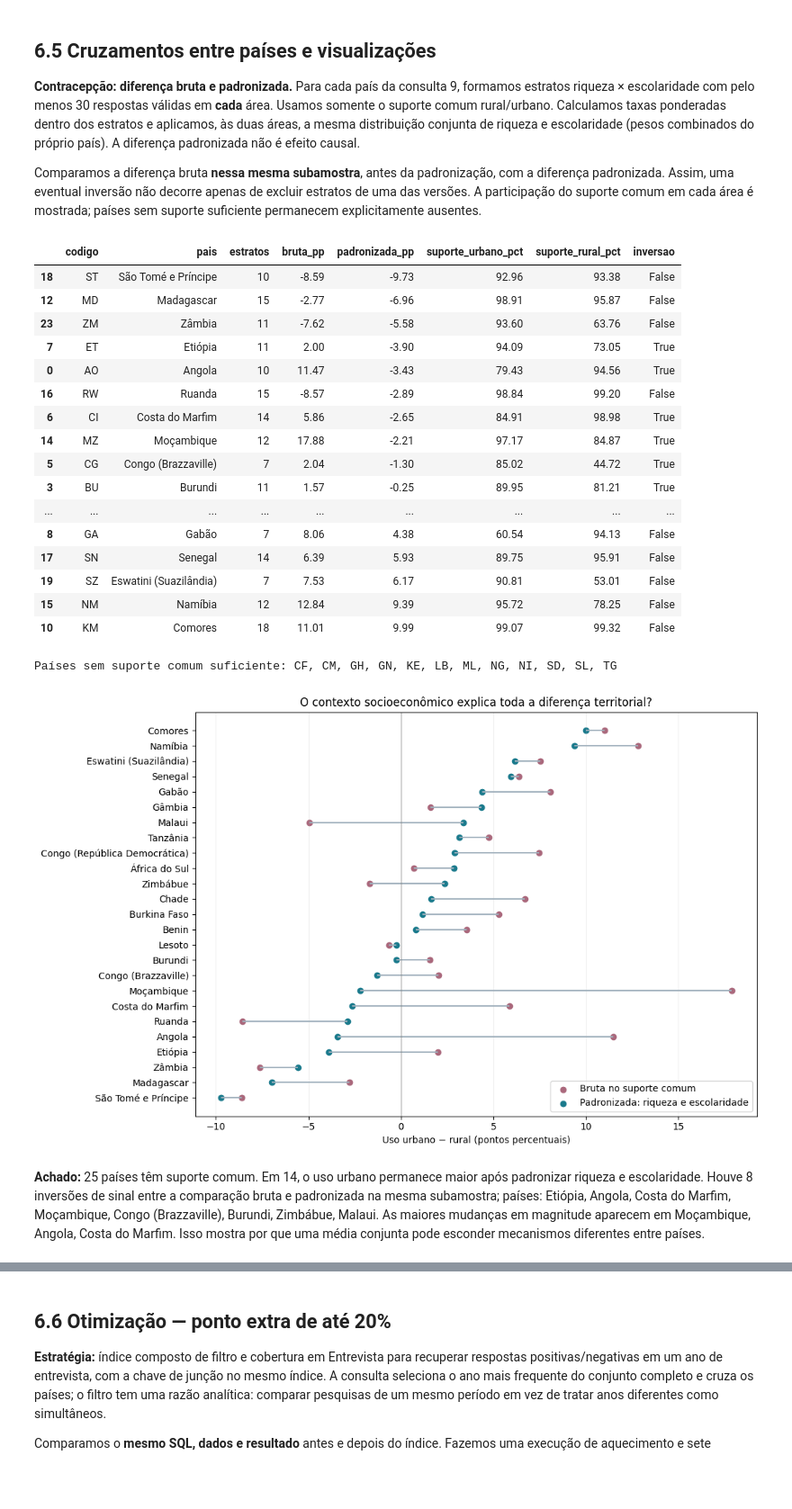
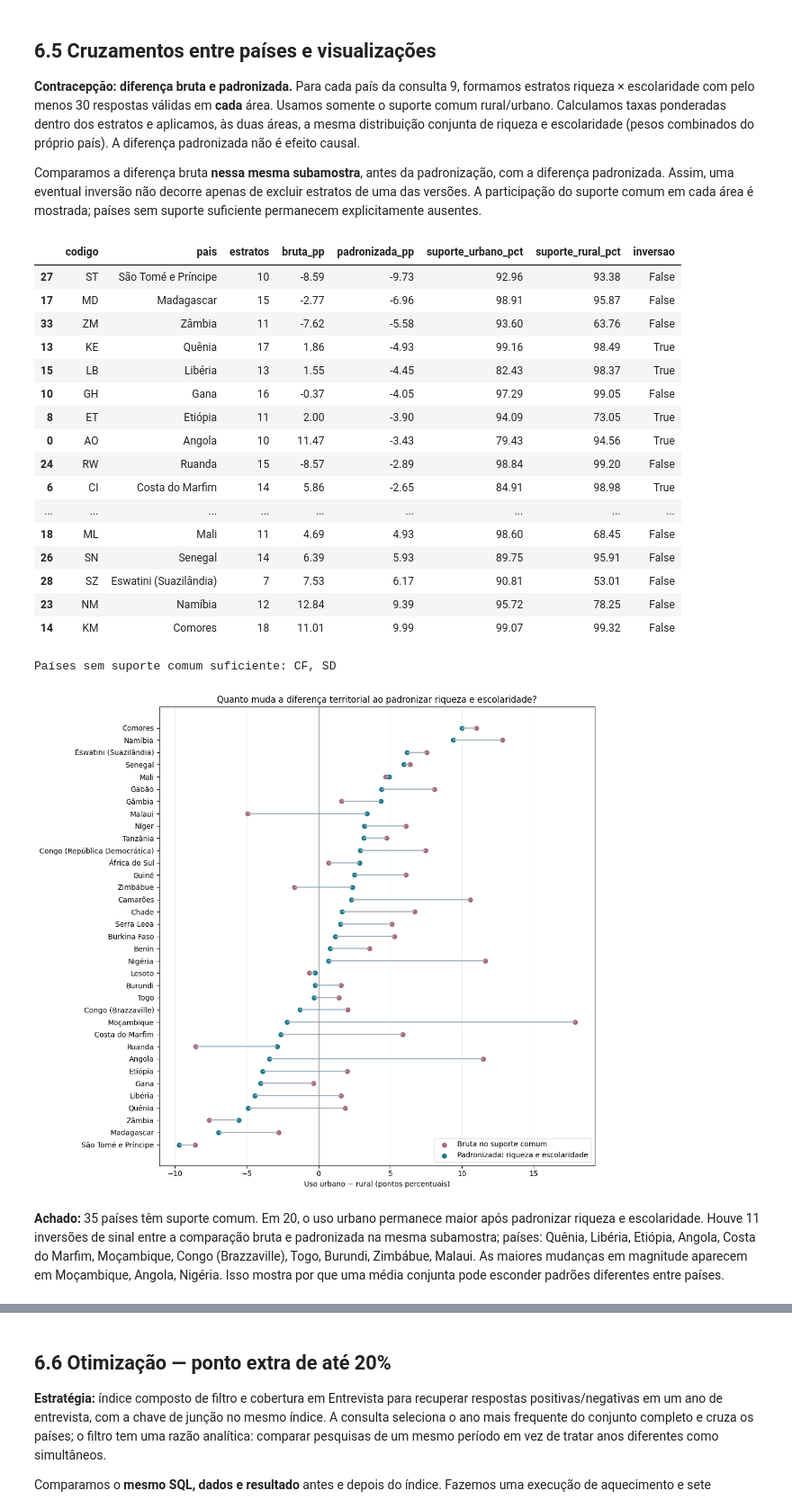
Before and after one commit to limag-henrique/subsaharanAfrica-womenData, a Jupyter notebook: tp_template.ipynb, the cells around one changed output, grey strips where cells are left out. Shown at 90% size. Drawn from its saved outputs; the diff is of its cells as text; code cells hidden in the pictures; blank space fills up the shorter version.

```diff
--- a/tp_template.ipynb
+++ b/tp_template.ipynb
@@ -207,7 +263,7 @@ def construir_banco(origem, destino):
 import pandas as pd
 import numpy as np
 import matplotlib.pyplot as plt
-from IPython.display import display, Markdown
+from IPython.display import display, Markdown, HTML
 from time import perf_counter
 from statistics import median
 import hashlib
@@ -221,8 +277,19 @@ def sha256(arquivo):
         for bloco in iter(lambda: f.read(4*1024*1024), b''): h.update(bloco)
     return h.hexdigest()
 hash_origem = sha256(origem)
+import json
+manifesto=json.loads((raiz/'docs/manifesto_contracepcao.json').read_text(encoding='utf-8'))
+pastas=[raiz/'dados/completo/extraidos',raiz/'dados/extraidos',
+        raiz.parent/'_dados_descartados_saude_mulher/completo/extraidos']
+suplementos=[]
+for item in manifesto:
+    encontrados=[a for pasta in pastas if pasta.exists() for a in pasta.rglob(item['arquivo_origem'])]
+    if not encontrados:
+        raise FileNotFoundError(f"Obter/extrair o arquivo DHS do manifesto: {item['arquivo_origem']}")
+    suplementos.append(dict(item,caminho_origem=str(encontrados[0])))
+display(pd.DataFrame(manifesto)[['pais_codigo','arquivo_origem','fase','anos','N','surv_id']])
 t0=perf_counter()
-construir_banco(origem,destino)
+construir_banco(origem,destino,suplementos)
 print(f"Carga normalizada concluída em {perf_counter()-t0:.2f} s.")
 assert sha256(origem)==hash_origem, "A origem deve permanecer intacta."
 conn=sqlite3.connect(destino)
@@ -233,6 +300,13 @@ def consulta(sql, amostra=False):
         display(tabela.groupby('pais_codigo',sort=True).size().rename('registros_selecionados').reset_index())
         display(tabela.groupby('pais_codigo',sort=True).head(1).sort_values('pais_codigo'))
         print(f"{len(tabela):,} linhas consultadas; exibição de um exemplo por país presente.")
+    elif len(tabela)>80:
+        # Resultado integral disponível, sem truncar os países intermediários.
+        display(HTML(f'<details><summary>Resultado completo: {len(tabela):,} linhas (clique para expandir)</summary>'
+                     + tabela.to_html(index=False) + '</details>'))
+        coluna='pais_codigo' if 'pais_codigo' in tabela else ('codigo' if 'codigo' in tabela else None)
+        if coluna:
+            display(tabela.groupby(coluna).size().rename('linhas_no_resultado').reset_index())
     else:
         display(tabela)
     return tabela
@@ -242,7 +316,9 @@ resumo=pd.DataFrame([(t,conn.execute(f'SELECT COUNT(*) FROM {t}').fetchone()[0])
                    columns=['relacao','registros'])
 display(resumo)
 assert conn.execute('PRAGMA foreign_key_check').fetchall()==[]
-assert conn.execute('SELECT COUNT(*) FROM Mulher').fetchone()[0]==407600
+assert conn.execute('SELECT COUNT(*) FROM Mulher').fetchone()[0]==584004
+assert conn.execute("SELECT COUNT(*) FROM Entrevista WHERE coorte!='contracepcao'").fetchone()[0]==407600
+assert conn.execute("SELECT COUNT(*) FROM Entrevista WHERE coorte!='nucleo_exclusivo'").fetchone()[0]==510884
 assert conn.execute('SELECT COUNT(*) FROM Crianca').fetchone()[0]==282641
 assert conn.execute('SELECT COUNT(*) FROM Morador').fetchone()[0]==1884683
 assert conn.execute("SELECT COUNT(*) FROM Nascimento WHERE origem='BR'").fetchone()[0]==877412
@@ -265,7 +352,7 @@ Carga normalizada concluída em 151.25 s.
 PK/FK, integridade e contagens de origem validadas; hash da origem preservado.
 # %%
 cobertura=consulta("""
-SELECT p.codigo,p.nome,l.fase, MIN(e.ano) AS ano_min,MAX(e.ano) AS ano_max,
+SELECT p.codigo,p.nome,l.fase,e.coorte, MIN(e.ano) AS ano_min,MAX(e.ano) AS ano_max,
        COUNT(*) AS mulheres,
        SUM(e.usa_metodo IS NOT NULL) AS resposta_contraceptiva,
        SUM(d.riqueza IS NOT NULL) AS riqueza_disponivel,
@@ -273,8 +360,9 @@ SELECT p.codigo,p.nome,l.fase, MIN(e.ano) AS ano_min,MAX(e.ano) AS ano_max,
 FROM Entrevista e JOIN Mulher m ON m.id=e.mulher_id
 JOIN Domicilio d ON d.id=m.domicilio_id
 JOIN Levantamento l ON l.id=d.levantamento_id JOIN Pais p ON p.codigo=l.pais_codigo
-GROUP BY p.codigo,p.nome,l.fase ORDER BY p.nome
+GROUP BY p.codigo,p.nome,l.fase,e.coorte ORDER BY p.nome
 """)
-assert len(cobertura)==37
+assert cobertura.codigo.nunique()==37
+assert len(cobertura)==47
 print('Todos os 37 países participam; compare também os anos e as ausências.')
 # %% [output]
@@ -743,51 +970,51 @@ for (codigo,nome),g in r9.groupby(['codigo','nome']):
     wt=sub.pivot(index=['riqueza','escolaridade'],columns='residencia',values='peso_total')
     uso=sub.pivot(index=['riqueza','escolaridade'],columns='residencia',values='peso_uso')
     padrao=(wt[1]+wt[2]); padrao=padrao/padrao.sum()
     bruto=100*(uso[1].sum()/wt[1].sum()-uso[2].sum()/wt[2].sum())
     ajustado=100*((uso[1]/wt[1]-uso[2]/wt[2])*padrao).sum()
     totais=g.groupby('residencia').peso_total.sum()
     ajustes.append([codigo,nome,len(suporte),bruto,ajustado,
                     100*wt[1].sum()/totais[1],100*wt[2].sum()/totais[2]])
 ajustes=pd.DataFrame(ajustes,columns=['codigo','pais','estratos','bruta_pp','padronizada_pp','suporte_urbano_pct','suporte_rural_pct'])
 ajustes['inversao']=ajustes.bruta_pp*ajustes.padronizada_pp<0
 ajustes=ajustes.sort_values('padronizada_pp')
 display(ajustes.round(2))
 ausentes=sorted(set(cobertura.codigo)-set(ajustes.codigo))
 print('Países sem suporte comum suficiente:', ', '.join(ausentes) or 'nenhum')
 fig,ax=plt.subplots(figsize=(11,max(7,len(ajustes)*.28)))
 y=np.arange(len(ajustes))
 ax.hlines(y,ajustes.bruta_pp,ajustes.padronizada_pp,color='#a0b0bc')
 ax.scatter(ajustes.bruta_pp,y,label='Bruta no suporte comum',color='#aa687c')
 ax.scatter(ajustes.padronizada_pp,y,label='Padronizada: riqueza e escolaridade',color='#1a7a8c')
 ax.set_yticks(y,ajustes.pais); ax.axvline(0,color='gray',lw=.7)
-ax.set_xlabel('Uso urbano − rural (pontos percentuais)'); ax.set_title('O contexto socioeconômico explica toda a diferença territorial?')
+ax.set_xlabel('Uso urbano − rural (pontos percentuais)'); ax.set_title('Quanto muda a diferença territorial ao padronizar riqueza e escolaridade?')
 ax.legend(loc='best'); ax.grid(axis='x',alpha=.2); fig.tight_layout(); display(fig); plt.close(fig)
 inversoes=ajustes[ajustes.inversao]
 maiores=ajustes.assign(mudanca=(ajustes.bruta_pp-ajustes.padronizada_pp).abs()).nlargest(3,'mudanca')
 display(Markdown(f"**Achado:** {len(ajustes)} países têm suporte comum. Em {int((ajustes.padronizada_pp>0).sum())}, o uso urbano permanece maior após padronizar riqueza e escolaridade. Houve {len(inversoes)} inversões de sinal entre a comparação bruta e padronizada na mesma subamostra; " +
                 ("países: "+', '.join(inversoes.pais)+'. ' if len(inversoes) else "não se demonstrou inversão de sinal. ")+
-                "As maiores mudanças em magnitude aparecem em "+', '.join(maiores.pais)+". Isso mostra por que uma média conjunta pode esconder mecanismos diferentes entre países."))
+                "As maiores mudanças em magnitude aparecem em "+', '.join(maiores.pais)+". Isso mostra por que uma média conjunta pode esconder padrões diferentes entre países."))
 # %% [output]
 |  | codigo | pais | estratos | bruta_pp | padronizada_pp | suporte_urbano_pct | suporte_rural_pct | inversao |
-| 18 | ST | São Tomé e Príncipe | 10 | -8.59 | -9.73 | 92.96 | 93.38 | False |
-| 12 | MD | Madagascar | 15 | -2.77 | -6.96 | 98.91 | 95.87 | False |
-| 23 | ZM | Zâmbia | 11 | -7.62 | -5.58 | 93.60 | 63.76 | False |
-| 7 | ET | Etiópia | 11 | 2.00 | -3.90 | 94.09 | 73.05 | True |
+| 27 | ST | São Tomé e Príncipe | 10 | -8.59 | -9.73 | 92.96 | 93.38 | False |
+| 17 | MD | Madagascar | 15 | -2.77 | -6.96 | 98.91 | 95.87 | False |
+| 33 | ZM | Zâmbia | 11 | -7.62 | -5.58 | 93.60 | 63.76 | False |
+| 13 | KE | Quênia | 17 | 1.86 | -4.93 | 99.16 | 98.49 | True |
+| 15 | LB | Libéria | 13 | 1.55 | -4.45 | 82.43 | 98.37 | True |
+| 10 | GH | Gana | 16 | -0.37 | -4.05 | 97.29 | 99.05 | False |
+| 8 | ET | Etiópia | 11 | 2.00 | -3.90 | 94.09 | 73.05 | True |
 | 0 | AO | Angola | 10 | 11.47 | -3.43 | 79.43 | 94.56 | True |
-| 16 | RW | Ruanda | 15 | -8.57 | -2.89 | 98.84 | 99.20 | False |
+| 24 | RW | Ruanda | 15 | -8.57 | -2.89 | 98.84 | 99.20 | False |
 | 6 | CI | Costa do Marfim | 14 | 5.86 | -2.65 | 84.91 | 98.98 | True |
-| 14 | MZ | Moçambique | 12 | 17.88 | -2.21 | 97.17 | 84.87 | True |
-| 5 | CG | Congo (Brazzaville) | 7 | 2.04 | -1.30 | 85.02 | 44.72 | True |
-| 3 | BU | Burundi | 11 | 1.57 | -0.25 | 89.95 | 81.21 | True |
 | ... | ... | ... | ... | ... | ... | ... | ... | ... |
-| 8 | GA | Gabão | 7 | 8.06 | 4.38 | 60.54 | 94.13 | False |
-| 17 | SN | Senegal | 14 | 6.39 | 5.93 | 89.75 | 95.91 | False |
-| 19 | SZ | Eswatini (Suazilândia) | 7 | 7.53 | 6.17 | 90.81 | 53.01 | False |
-| 15 | NM | Namíbia | 12 | 12.84 | 9.39 | 95.72 | 78.25 | False |
-| 10 | KM | Comores | 18 | 11.01 | 9.99 | 99.07 | 99.32 | False |
+| 18 | ML | Mali | 11 | 4.69 | 4.93 | 98.60 | 68.45 | False |
+| 26 | SN | Senegal | 14 | 6.39 | 5.93 | 89.75 | 95.91 | False |
+| 28 | SZ | Eswatini (Suazilândia) | 7 | 7.53 | 6.17 | 90.81 | 53.01 | False |
+| 23 | NM | Namíbia | 12 | 12.84 | 9.39 | 95.72 | 78.25 | False |
+| 14 | KM | Comores | 18 | 11.01 | 9.99 | 99.07 | 99.32 | False |
-Países sem suporte comum suficiente: CF, CM, GH, GN, KE, LB, ML, NG, NI, SD, SL, TG
+Países sem suporte comum suficiente: CF, SD
-[figure, old version]
+[figure, new version]
-**Achado:** 25 países têm suporte comum. Em 14, o uso urbano permanece maior após padronizar riqueza e escolaridade. Houve 8 inversões de sinal entre a comparação bruta e padronizada na mesma subamostra; países: Etiópia, Angola, Costa do Marfim, Moçambique, Congo (Brazzaville), Burundi, Zimbábue, Malaui. As maiores mudanças em magnitude aparecem em Moçambique, Angola, Costa do Marfim. Isso mostra por que uma média conjunta pode esconder mecanismos diferentes entre países.
+**Achado:** 35 países têm suporte comum. Em 20, o uso urbano permanece maior após padronizar riqueza e escolaridade. Houve 11 inversões de sinal entre a comparação bruta e padronizada na mesma subamostra; países: Quênia, Libéria, Etiópia, Angola, Costa do Marfim, Moçambique, Congo (Brazzaville), Togo, Burundi, Zimbábue, Malaui. As maiores mudanças em magnitude aparecem em Moçambique, Angola, Nigéria. Isso mostra por que uma média conjunta pode esconder padrões diferentes entre países.
 # %%
 # Sensibilidade: verificar inversões com mais respostas por estrato.
 sensibilidade=[]
```
Also changed, not shown: parts of 28 cells of this notebook, 6 other files.
